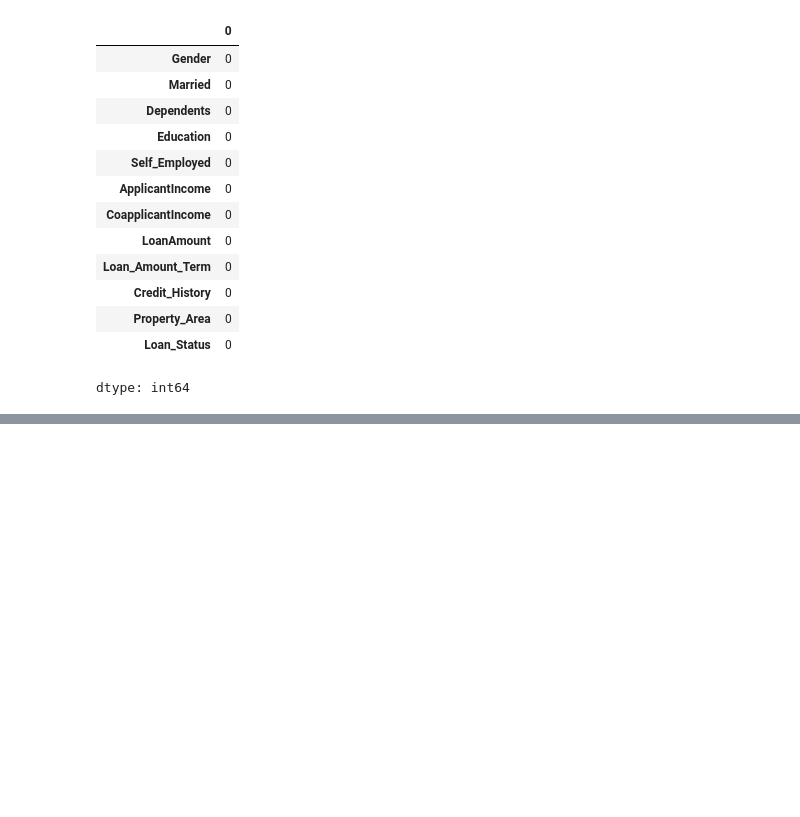
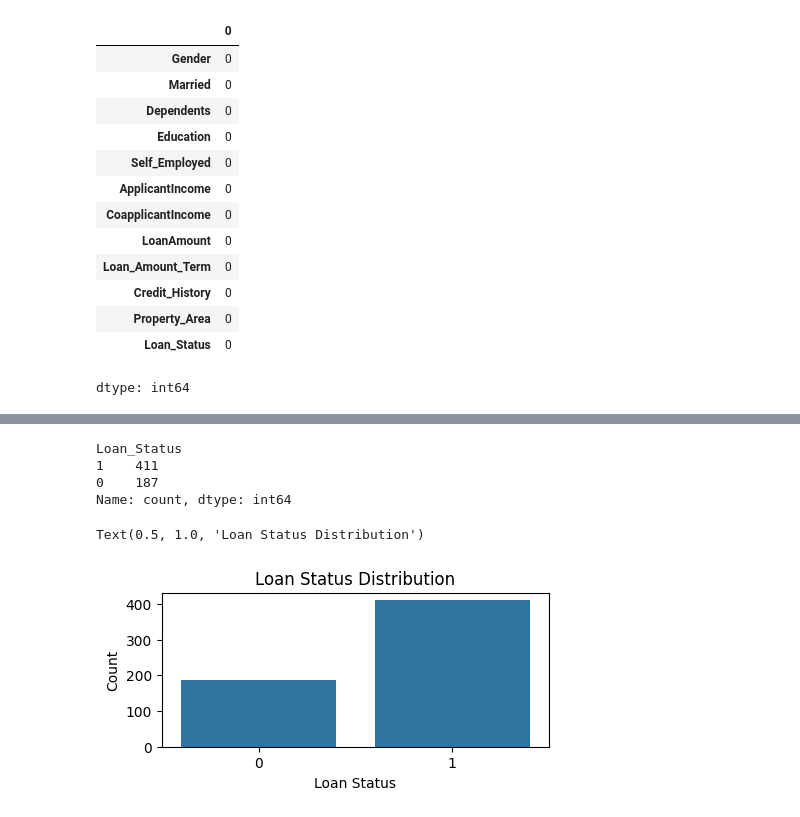
Before and after one commit to satrishabh/ML-DL-GENAI, a Jupyter notebook: l3.ipynb, the cells around one changed output, grey strips where cells are left out. Cells and saved outputs as stored; diff of their text form; code cells hidden in the pictures; blank space fills up the shorter version.

```diff
--- a/l3.ipynb
+++ b/l3.ipynb
@@ -89,0 +95,4 @@ cat_cols=data.select_dtypes(include='object').columns
+# %%
+for col in cat_cols:
+  le=LabelEncoder()
+  data[col]=le.fit_transform(data[col])
@@ -89,0 +108,20 @@ cat_cols=data.select_dtypes(include='object').columns
+# %%
+#bar grapgh for show casing the loan status distribution
+loan_counts=data['Loan_Status'].value_counts()
+# %%
+print(loan_counts)
+# %% [output]
+Loan_Status
+1    411
+0    187
+Name: count, dtype: int64
+# %%
+plt.figure(figsize=(5,2))
+sns.barplot(x=loan_counts.index,y=loan_counts.values)
+plt.xlabel('Loan Status')
+plt.ylabel('Count')
+plt.title('Loan Status Distribution')
+# plt.show()
+# %% [output]
+Text(0.5, 1.0, 'Loan Status Distribution')
+[figure, added]
```
Also changed, not shown: parts of 13 cells of this notebook.
